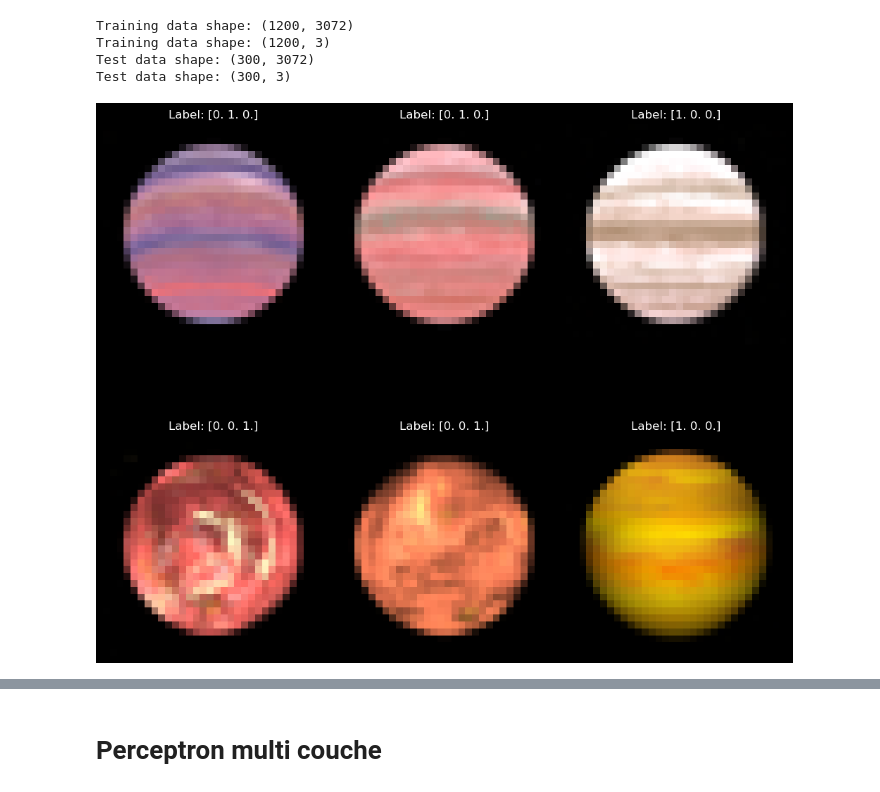
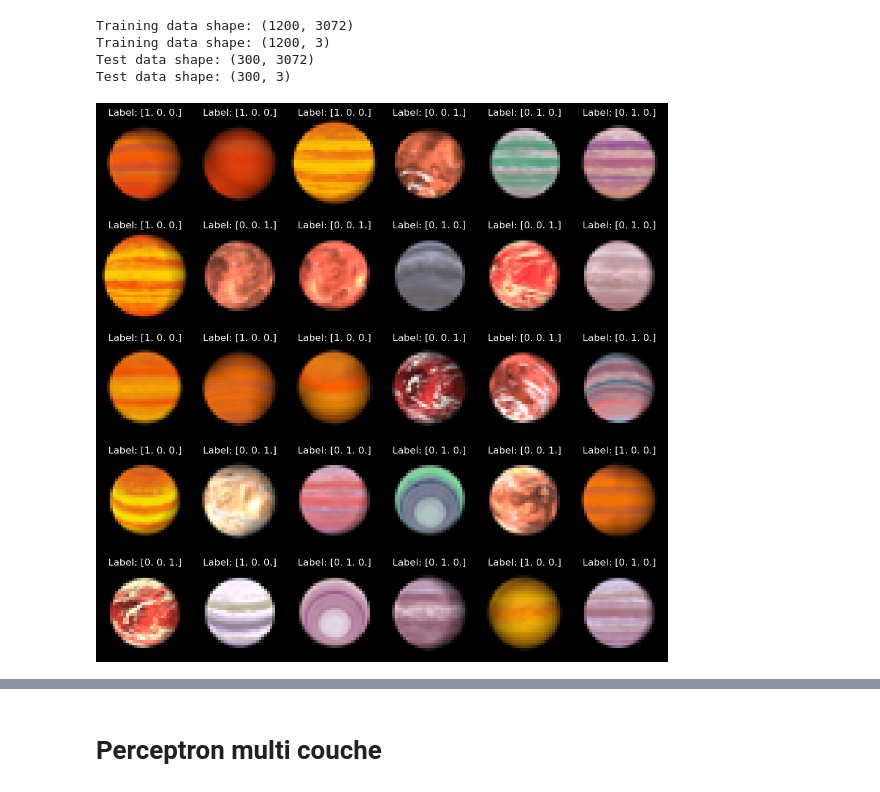
Before and after one commit to Celesxx/PA-TAC, a Jupyter notebook: planeteLinear.ipynb, the cells around one changed output, grey strips where cells are left out. Saved outputs shown, nothing was run; the diff lists cells and outputs as text; code cells hidden in the pictures.

```diff
--- a/planeteLinear.ipynb
+++ b/planeteLinear.ipynb
@@ -11,5 +12,5 @@ from tqdm.notebook import tqdm
 # %%
-
+# @numba.jit(nopython=True)
 def load_images_from_folder(folder, label):
     images = []
     labels = []
@@ -33,20 +34,19 @@ images_c, labels_c = load_images_from_folder(folder_c, [0.0, 0.0, 1.0])
 
 X = np.array(images_a + images_b + images_c)
 y = np.array(labels_a + labels_b + labels_c)
-
-# Séparer les données entrainement / test
-X_train, X_test, y_train, y_test = train_test_split(X, y, test_size=0.2, random_state=42)
-
-
-print(f"Training data shape: {X_train.shape}")
-print(f"Training data shape: {y_train.shape}")
-print(f"Test data shape: {X_test.shape}")
-print(f"Test data shape: {y_test.shape}")
-# %% [output]
-Training data shape: (1200, 3072)
-Training data shape: (1200, 3)
-Test data shape: (300, 3072)
-Test data shape: (300, 3)
+# %%
+# Séparer les données entrainement / test
+X_train, X_test, y_train, y_test = train_test_split(X, y, test_size=0.2, shuffle=True, random_state=None)
+
+print(f"Training data shape: {X_train.shape}")
+print(f"Training data shape: {y_train.shape}")
+print(f"Test data shape: {X_test.shape}")
+print(f"Test data shape: {y_test.shape}")
+# %% [output]
+Training data shape: (1200, 3072)
+Training data shape: (1200, 3)
+Test data shape: (300, 3072)
+Test data shape: (300, 3)
 # %%
 def display_selected_images(images, labels, indices, nrows, ncols):
     fig, axes = plt.subplots(nrows, ncols, figsize=(10, 10))
@@ -64,13 +64,28 @@ def display_selected_images(images, labels, indices, nrows, ncols):
         ax.axis('off')
     plt.tight_layout()
     plt.show()
-# %%
-selected_indices = [39, 100, 70, 320, 230, 159]
-nrows, ncols = 2, 3
-
-display_selected_images(X_train, y_train, selected_indices, nrows, ncols)
-# %% [output]
-[figure, removed]
+# %%
+# selected_indices = [1, 2, 3, 4, 5, 6]
+# nrows, ncols = 5, 10
+
+nrows, ncols = 5, 6
+max_images = nrows * ncols
+total_images = X_train.shape[0]
+
+# random
+selected_indices = random.sample(range(total_images), min(max_images, total_images))
+
+
+# à partir d'un point de départ
+# start_index = 30
+# selected_indices = list(range(start_index, start_index + max_images))
+# selected_indices = [i for i in selected_indices if i < len(X_train)]
+
+
+
+display_selected_images(X_train, y_train, selected_indices, nrows, ncols)
+# %% [output]
+[figure, added]
 # %%
 X_train_mean = np.mean(X_train)
 X_train_std = np.std(X_train)
```
Also changed, not shown: parts of 11 cells of this notebook, 39 other files.
